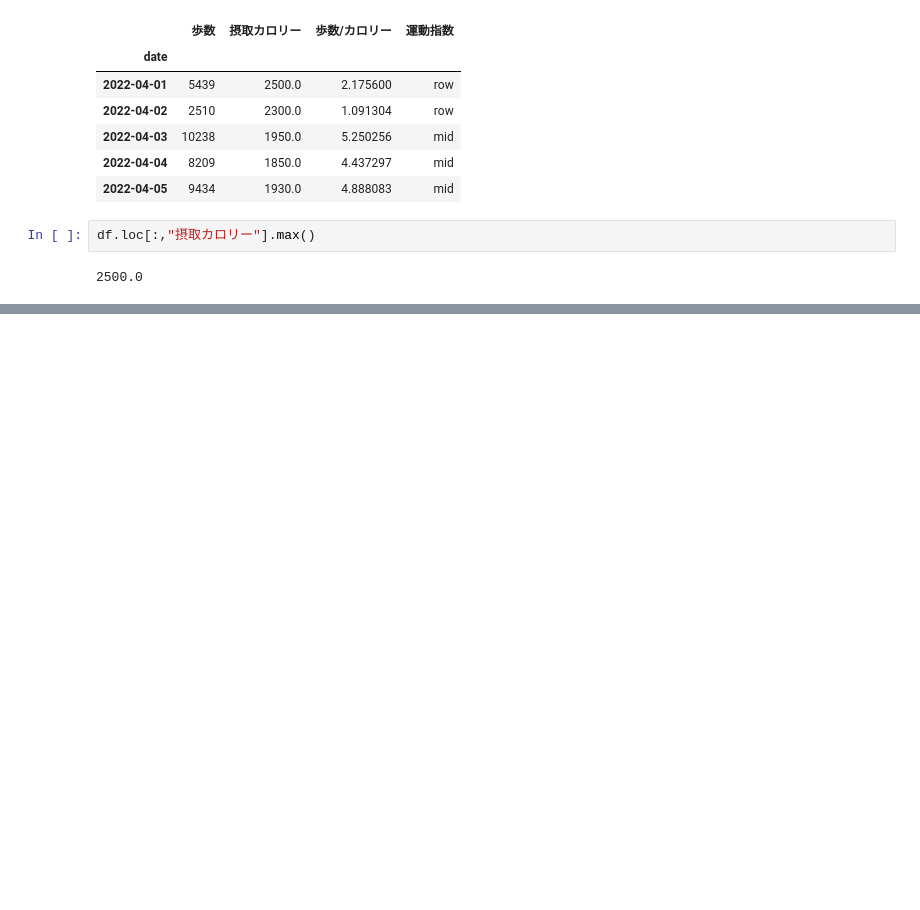
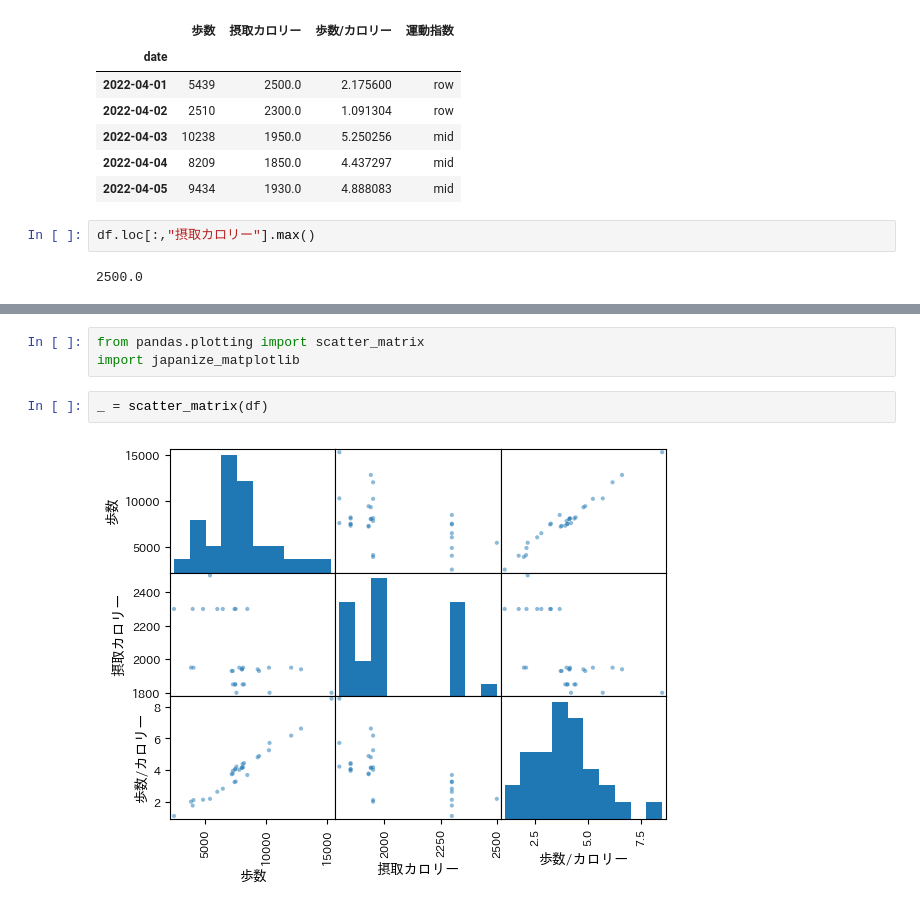
Before and after one commit to phonon-py/ZTest_ws, a Jupyter notebook: data_analysis.ipynb, the cells around one changed output, grey strips where cells are left out. Saved outputs shown, nothing was run; the diff lists cells and outputs as text; blank space fills up the shorter version.

```diff
--- a/data_analysis.ipynb
+++ b/data_analysis.ipynb
@@ -5370,0 +5407,7 @@ df.loc[:,"摂取カロリー"].max()
+# %%
+from pandas.plotting import scatter_matrix
+import japanize_matplotlib
+# %%
+_ = scatter_matrix(df)
+# %% [output]
+[figure, added]
```
Also changed, not shown: parts of 8 cells of this notebook.
